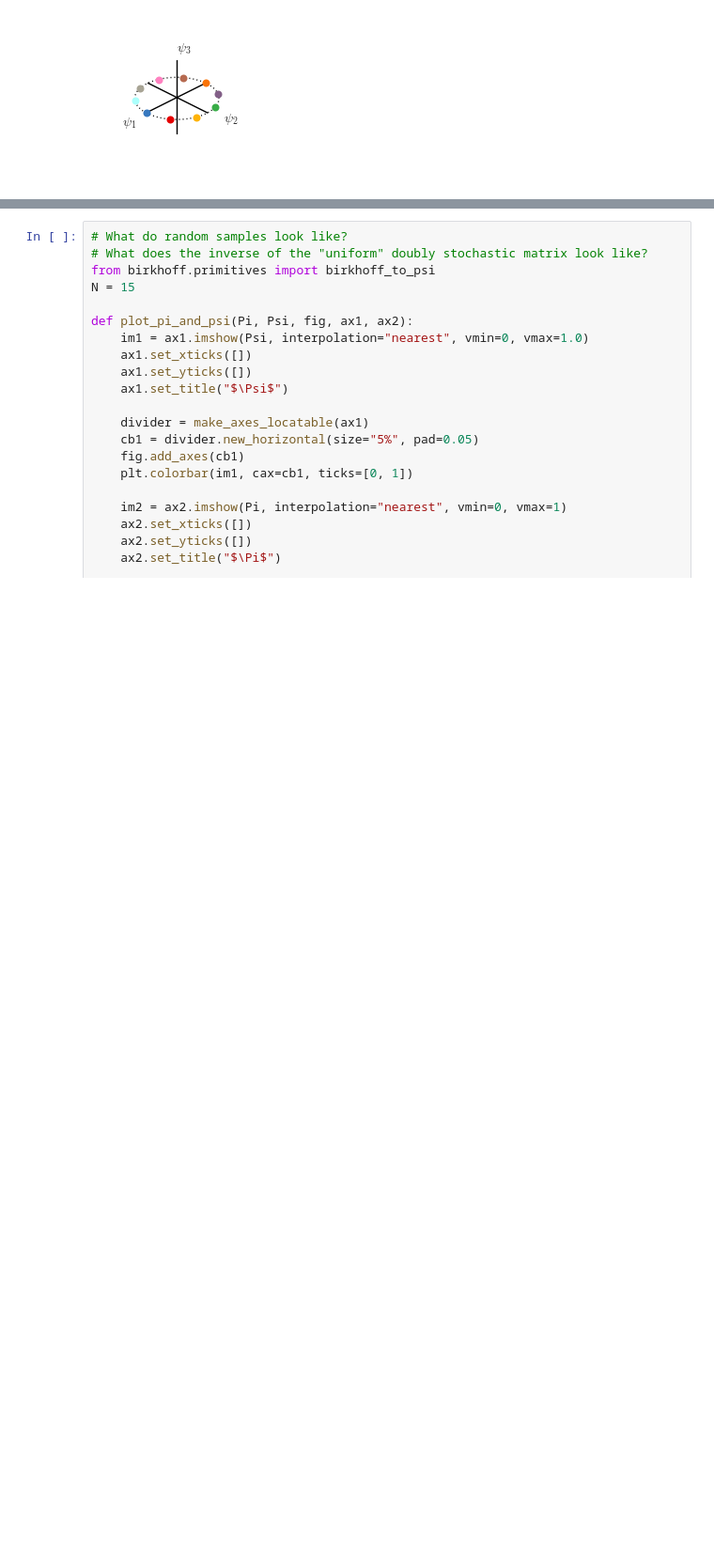
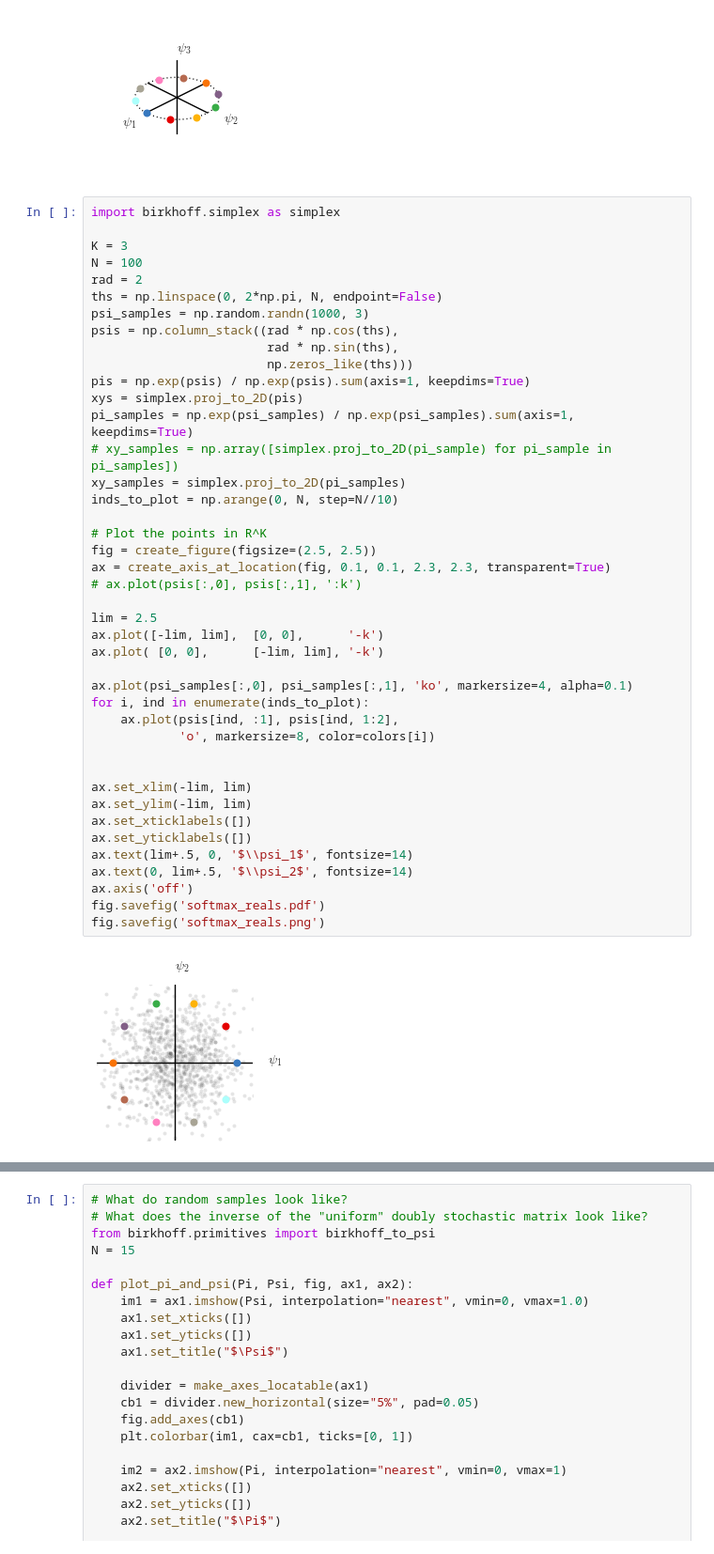
Before and after one commit to slinderman/birkhoff, a Jupyter notebook: notebooks/2017-02-13 Make Figure 1.ipynb, the cells around one changed output, grey strips where cells are left out. Shown: that part at 94% size. Saved outputs shown, nothing was run; the diff lists cells and outputs as text; blank space fills up the shorter version.

```diff
--- a/notebooks/2017-02-13 Make Figure 1.ipynb
+++ b/notebooks/2017-02-13 Make Figure 1.ipynb
@@ -95,6 +95,50 @@ fig.savefig('softmax_reals.pdf')
 fig.savefig('softmax_reals.png')
 # %% [output]
 [figure]
+# %%
+import birkhoff.simplex as simplex
+
+K = 3
+N = 100
+rad = 2
+ths = np.linspace(0, 2*np.pi, N, endpoint=False)
+psi_samples = np.random.randn(1000, 3)
+psis = np.column_stack((rad * np.cos(ths),
+                        rad * np.sin(ths),
+                        np.zeros_like(ths)))
+pis = np.exp(psis) / np.exp(psis).sum(axis=1, keepdims=True)
+xys = simplex.proj_to_2D(pis)
+pi_samples = np.exp(psi_samples) / np.exp(psi_samples).sum(axis=1, keepdims=True)
+# xy_samples = np.array([simplex.proj_to_2D(pi_sample) for pi_sample in pi_samples])
+xy_samples = simplex.proj_to_2D(pi_samples)
+inds_to_plot = np.arange(0, N, step=N//10)
+
+# Plot the points in R^K
+fig = create_figure(figsize=(2.5, 2.5))
+ax = create_axis_at_location(fig, 0.1, 0.1, 2.3, 2.3, transparent=True)
+# ax.plot(psis[:,0], psis[:,1], ':k')
+
+lim = 2.5
+ax.plot([-lim, lim],  [0, 0],      '-k')
+ax.plot( [0, 0],      [-lim, lim], '-k')
+
+ax.plot(psi_samples[:,0], psi_samples[:,1], 'ko', markersize=4, alpha=0.1)
+for i, ind in enumerate(inds_to_plot):
+    ax.plot(psis[ind, :1], psis[ind, 1:2],
+            'o', markersize=8, color=colors[i])
+
+
+ax.set_xlim(-lim, lim)
+ax.set_ylim(-lim, lim)
+ax.set_xticklabels([])
+ax.set_yticklabels([])
+ax.text(lim+.5, 0, '$\\psi_1$', fontsize=14)
+ax.text(0, lim+.5, '$\\psi_2$', fontsize=14)
+ax.axis('off')
+fig.savefig('softmax_reals.pdf')
+fig.savefig('softmax_reals.png')
+# %% [output]
+[figure, added]
 # %%
 # Plot the points in the simplex
 fig = create_figure(figsize=(2.5, 2.0), transparent=True)
```
Also changed, not shown: parts of 5 cells of this notebook, 5 other files.
